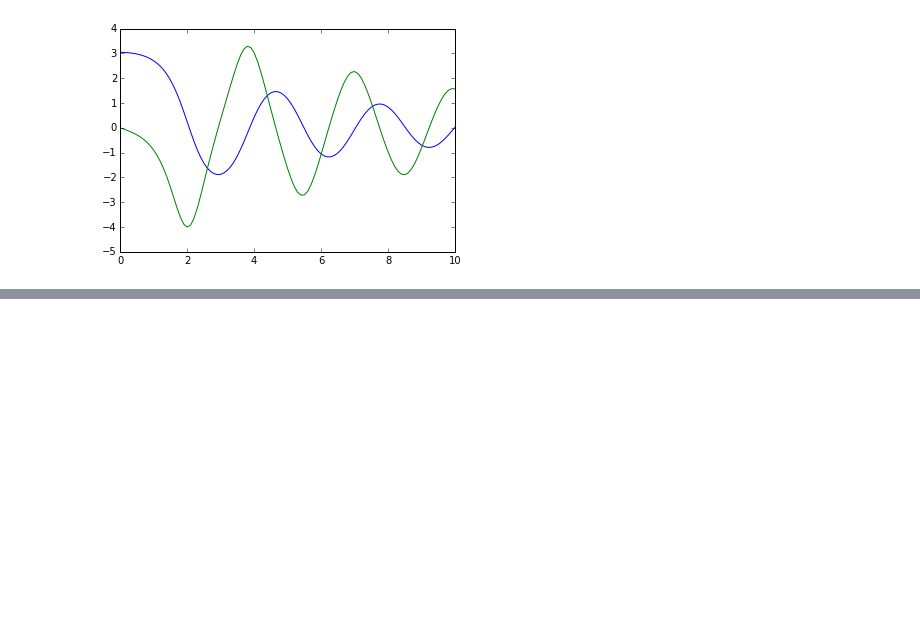
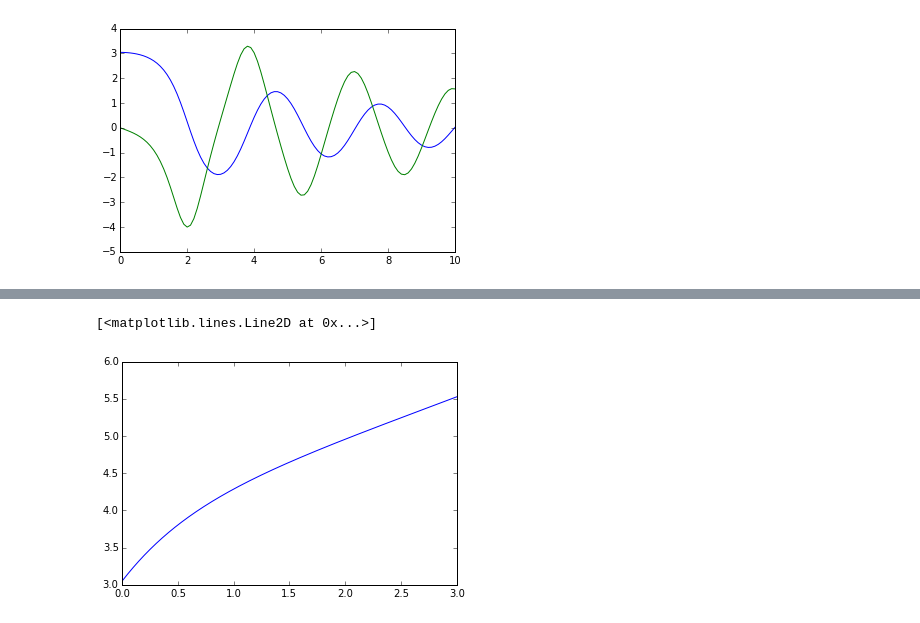
Before and after one commit to kgage/deltaplots, a Jupyter notebook: ModelPlots.ipynb, the cells around one changed output, grey strips where cells are left out. Drawn from its saved outputs; the diff is of its cells as text; code cells hidden in the pictures; blank space fills up the shorter version.

Commit message:
Growth function woes

```diff
--- a/ModelPlots.ipynb
+++ b/ModelPlots.ipynb
@@ -223,0 +257,36 @@ $$\mathrm d t = -\frac{\mathrm d z}{(1+z)H(z)}$$
+# %%
+def Growth(z, g, arg1):
+    """
+    """
+    G, Gprime = g
+    h, Om, Op, w0, wa, Or, Ok = arg1
+    gppcoeff = ((1 + z) * Hubblez(z, h, Om, Op, w0, wa = wa, Or = Or, Ok = Ok)) ** 2
+    Opp = (3 * (1 + w0 + z + w0 * z + wa * z) * Op
+           * (1 + z) ** (3 * w0 + 3 * wa + 1)
+           * np.exp(-3 * wa * z / (1 + z)))
+    # Removed 1/H(z) as it cancels out in full ODE
+    Hp = (10000 * h ** 2 * (u.km ** 2) / (u.s ** 2) / (u.Mpc ** 2)
+          * (3 * Om * (1 + z) ** 2 + 4 * Or * (1 + z) ** 3
+             + 2 * Ok * (1 + z) + Opp) / 2)
+    gpcoeff = ((1 + z) * Hubblez(z, h, Om, Op, w0, wa = wa, Or = Or, Ok = Ok) ** 2
+               - (1 + z) ** 2 * Hp)
+    gcoeff = (3 / 2 * Om * 10000 * h ** 2 * (u.km ** 2) / (u.s ** 2)
+              / (u.Mpc ** 2) * (1 + z) ** 3)
+    dgdz = [Gprime, (gpcoeff * Gprime + gcoeff * G) / gppcoeff]
+    return dgdz
+# %%
+g0 = [1.0, 0.0]
+t = np.linspace(0, 9, 2701)
+ode = scipy.integrate.ode(Growth)
+ode.set_integrator("dopri5")
+ode.set_initial_value(g0, 9.0)
+ode.set_f_params((0.710,0.222+0.045,0.733,-1.0, 0.0, 0.0, 0.0))
+res = np.array(g0)
+for time in t[::-1][1:]:
+    res = np.vstack((res,ode.integrate(time)))
+# %%
+grow = res[::-1,:]
+plt.plot(Z,(1+Z)*grow[:901,0])
+# %% [output]
+[<matplotlib.lines.Line2D at 0x...>]
+[figure, added]
```
Also changed, not shown: parts of 15 cells of this notebook.
